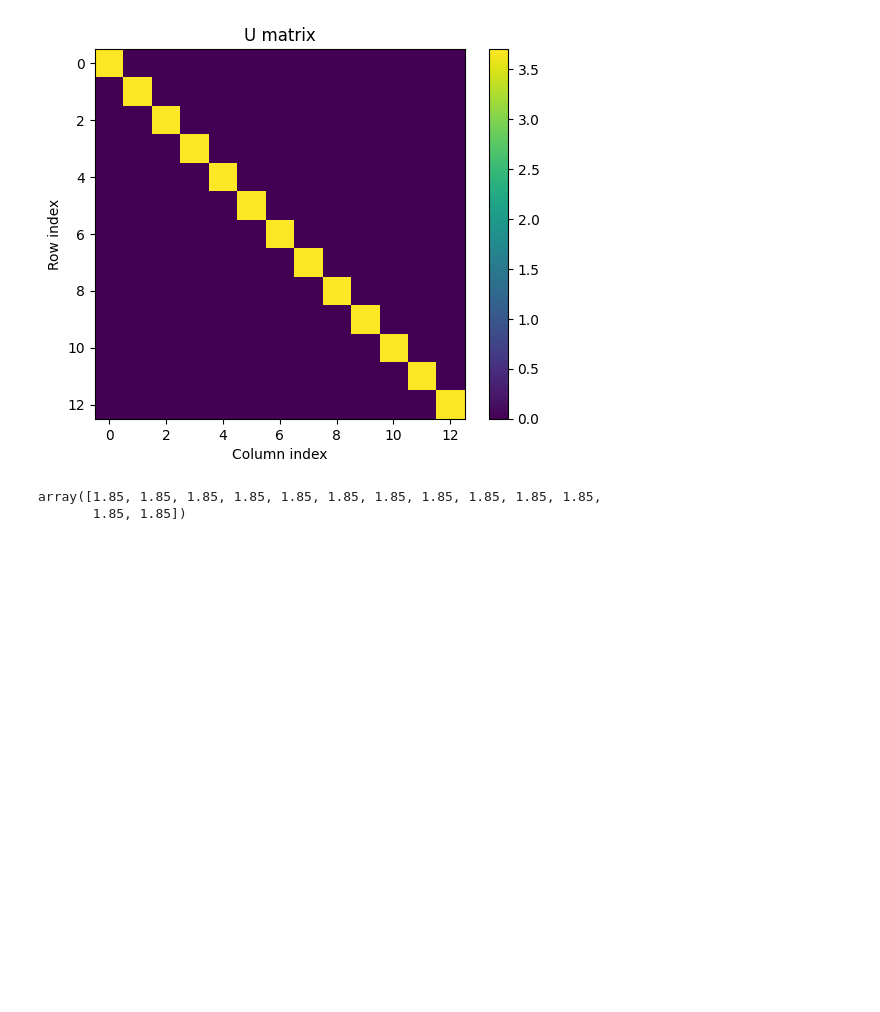
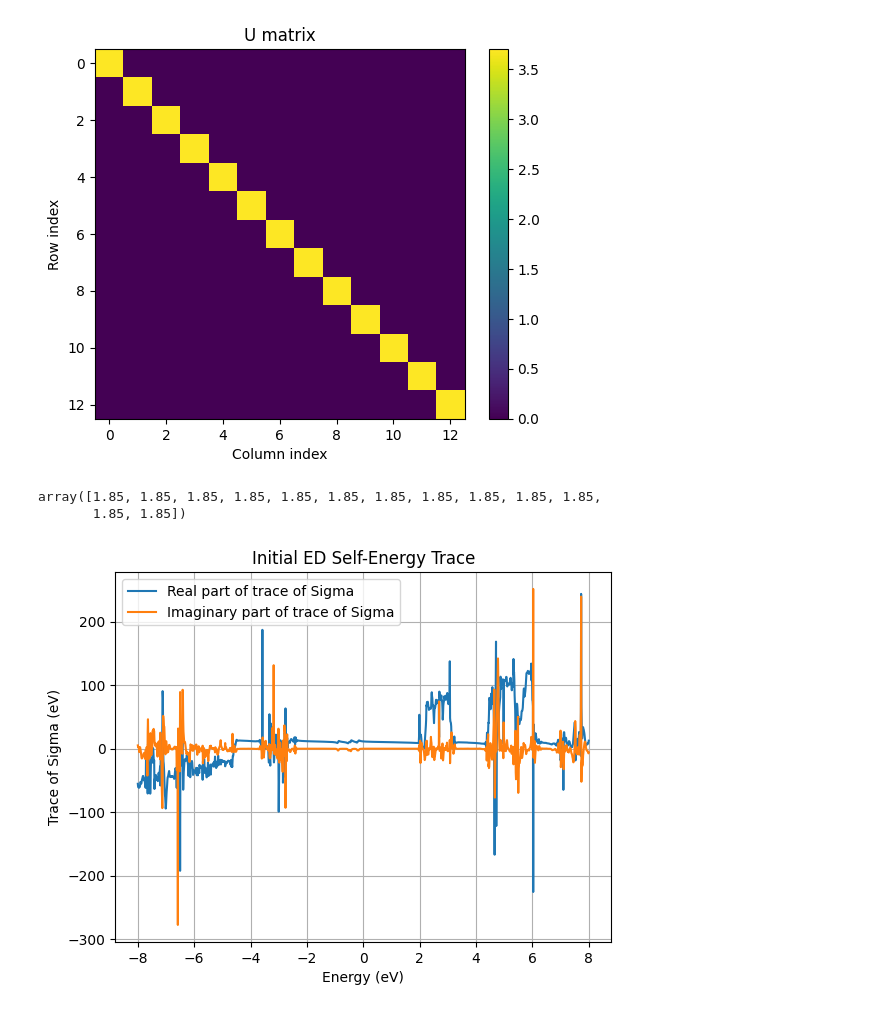
Before and after one commit to aj0337/qtpyt-tests, a Jupyter notebook: goncalo_dcc/phena_monomer/analysis.ipynb, the cells around one changed output. Saved outputs shown, nothing was run; the diff lists cells and outputs as text; code cells hidden in the pictures; blank space fills up the shorter version.

```diff
--- a/goncalo_dcc/phena_monomer/analysis.ipynb
+++ b/goncalo_dcc/phena_monomer/analysis.ipynb
@@ -29,6 +32,9 @@ np.savetxt("output/U_matrix.txt", U)
 # %%
 # Create an occupancies.npy file that contains a 1D array of length equal to the number of rows in H, and all elements are 1.0. Save this file in the output directory.
 occupancies = np.ones(H.shape[0], dtype=np.float64)
+de = 0.01
+energies = np.arange(-8, 8 + de / 2.0, de).round(7)
+np.save("output/energies.npy", energies)
 np.save("output/occupancies.npy", occupancies)
 # %%
 DC0 = np.diag(U.diagonal() * (occupancies - 0.5))
@@ -37,3 +43,16 @@ dc0_diag
 # %% [output]
 array([1.85, 1.85, 1.85, 1.85, 1.85, 1.85, 1.85, 1.85, 1.85, 1.85, 1.85,
        1.85, 1.85])
+# %%
+sigma_init = np.load("output/ed/sigma_initial.npy") #  The ed run took 2 hours
+trace = np.trace(sigma_init, axis1=1, axis2=2)
+plt.plot(energies,trace.real, label="Real part of trace of Sigma")
+plt.plot(energies,trace.imag, label="Imaginary part of trace of Sigma")
+plt.title("Initial ED Self-Energy Trace")
+plt.xlabel("Energy (eV)")
+plt.ylabel("Trace of Sigma (eV)")
+plt.legend()
+plt.grid()
+plt.show()
+# %% [output]
+[figure, added]
```
Also changed, not shown: parts of 1 cell of this notebook, 10 other files.
